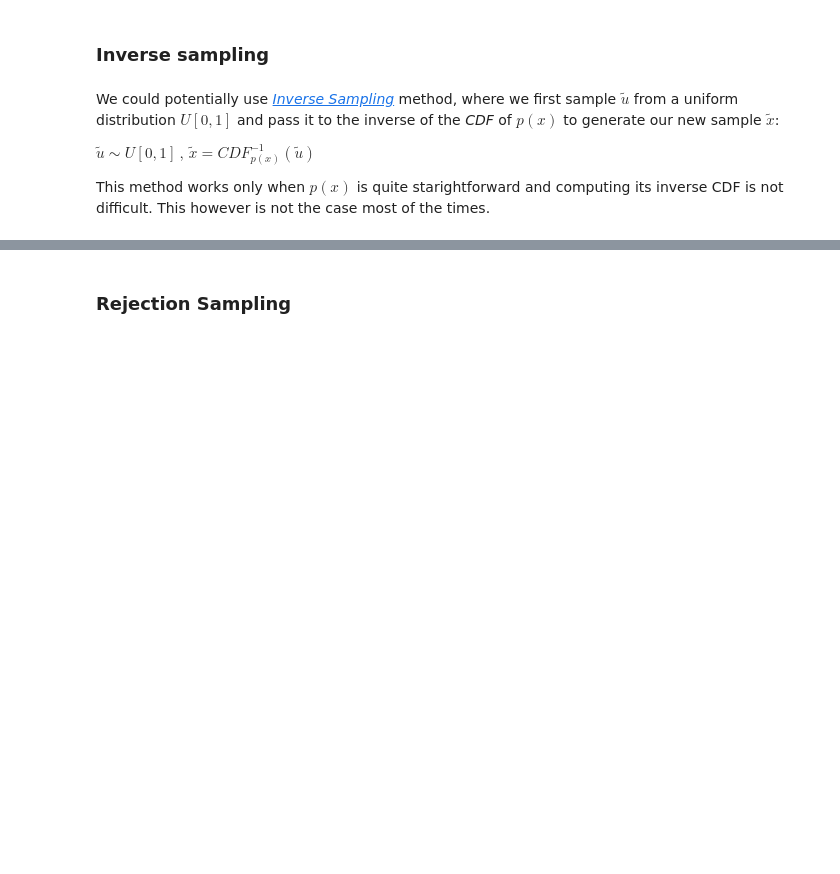
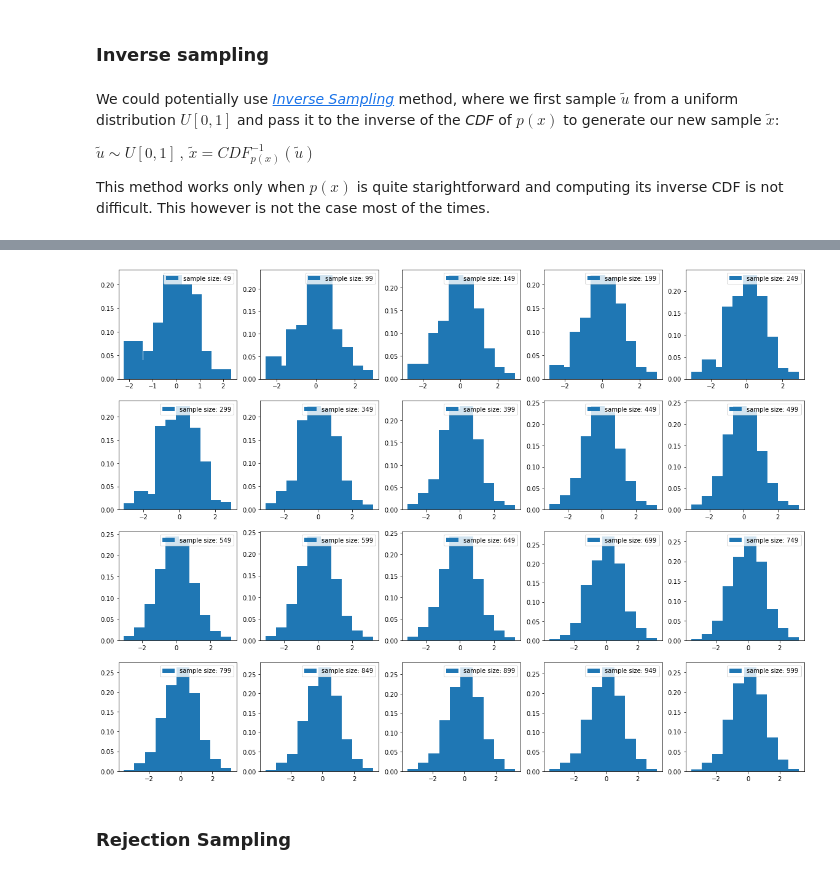
Before and after one commit to monaj07/ml, a Jupyter notebook: generative/tutorial_gan.ipynb, the cells around one changed output, grey strips where cells are left out. Saved outputs shown, nothing was run; the diff lists cells and outputs as text; code cells hidden in the pictures; blank space fills up the shorter version.

```diff
--- a/generative/tutorial_gan.ipynb
+++ b/generative/tutorial_gan.ipynb
@@ -24,3 +52,16 @@ This however is not the case most of the times.
+# %%
+uniform_samples = np.random.uniform(0, 1, 1000)
+generated_samples = []
+fig, ax = plt.subplots(4, 5, figsize=(20, 15))
+for i, z in enumerate(uniform_samples):
+    generated_samples.append(norm.ppf(z, loc=mu0, scale=std0))
+    if ((i+1) % 50) == 0:
+        (sample_heights, sample_bins) = np.histogram(generated_samples, bins=10)
+        sample_bins_centers = [(sample_bins[i] + sample_bins[i+1])/2 for i in range(len(sample_bins)-1)]
+        ax[(i//50)//5, (i//50)%5].bar(sample_bins_centers, sample_heights/len(generated_samples), label=f'sample size: {i}')
+        ax[(i//50)//5, (i//50)%5].legend()
+# %% [output]
+[figure, added]
 # %% [markdown]
 ### Rejection Sampling
 # %% [markdown]
```
Also changed, not shown: parts of 29 cells of this notebook.
